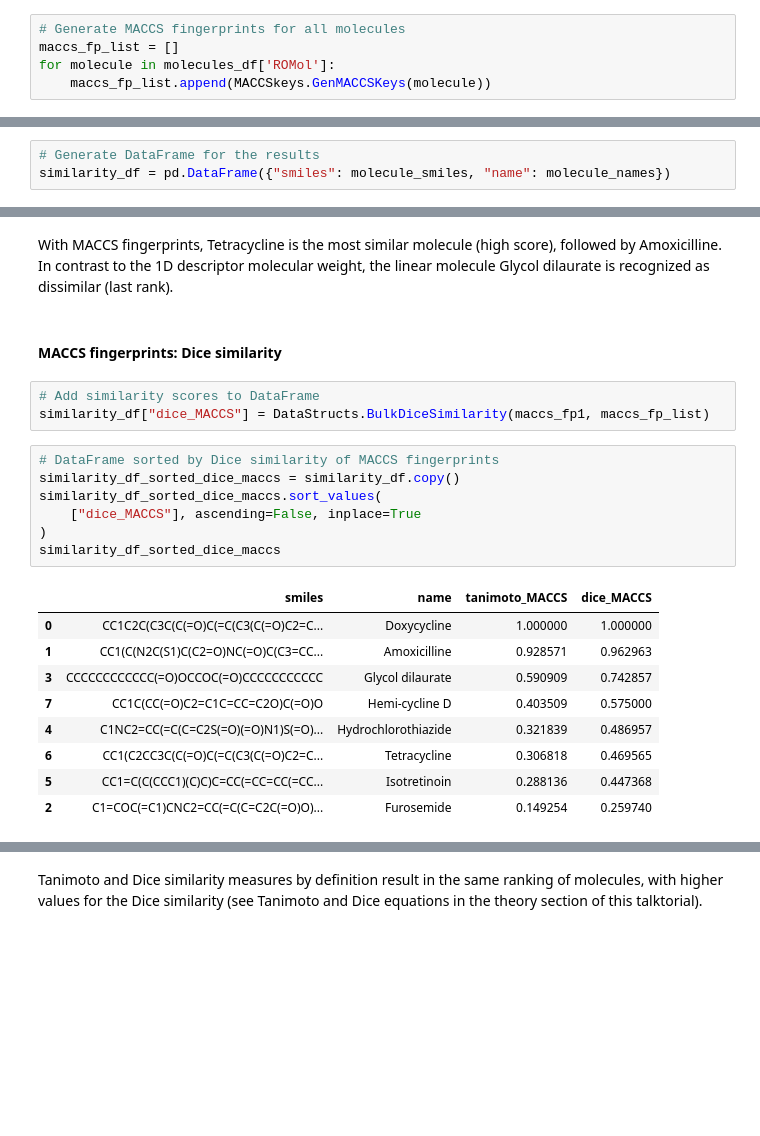
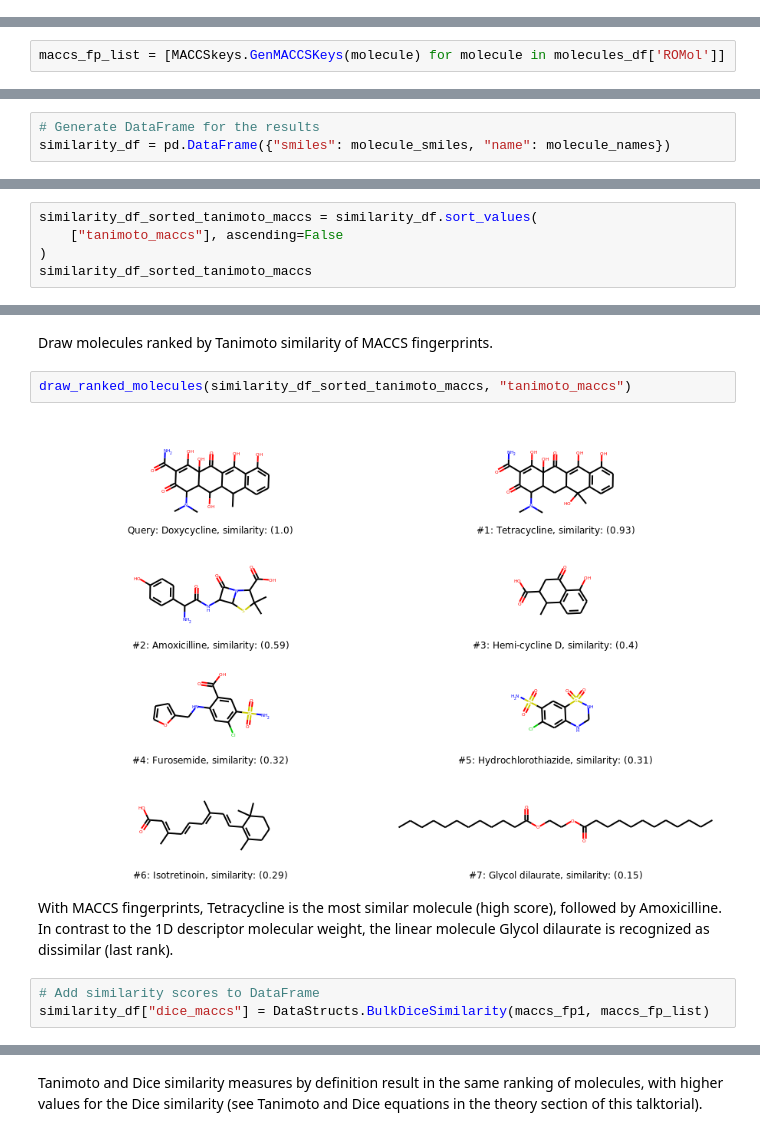
Before and after one commit to volkamerlab/teachopencadd, a Jupyter notebook: teachopencadd/talktorials/004_compound_similarity/talktorial.ipynb, the cells around one changed output, grey strips where cells are left out. Cells and saved outputs as stored; diff of their text form; blank space fills up the shorter version.

```diff
--- a/teachopencadd/talktorials/004_compound_similarity/talktorial.ipynb
+++ b/teachopencadd/talktorials/004_compound_similarity/talktorial.ipynb
@@ -309,5 +303,0 @@ maccs_fp1.ToBitString()
-# %%
-# Generate MACCS fingerprints for all molecules
-maccs_fp_list = []
-for molecule in molecules_df['ROMol']:
-    maccs_fp_list.append(MACCSkeys.GenMACCSKeys(molecule))
@@ -314 +312,3 @@ for molecule in molecules_df['ROMol']:
+# %%
+maccs_fp_list = [MACCSkeys.GenMACCSKeys(molecule) for molecule in molecules_df['ROMol']]
 # %% [markdown]
@@ -434,0 +426,5 @@ draw_ranked_molecules(similarity_df_sorted_tanimoto_maccs, "tanimoto_MACCS")
+# %%
+similarity_df_sorted_tanimoto_maccs = similarity_df.sort_values(
+    ["tanimoto_maccs"], ascending=False
+)
+similarity_df_sorted_tanimoto_maccs
@@ -435,24 +441,11 @@ draw_ranked_molecules(similarity_df_sorted_tanimoto_maccs, "tanimoto_MACCS")
+# %% [markdown]
+Draw molecules ranked by Tanimoto similarity of MACCS fingerprints.
+# %%
+draw_ranked_molecules(similarity_df_sorted_tanimoto_maccs, "tanimoto_maccs")
+# %% [output]
+[figure, added]
 # %% [markdown]
 With MACCS fingerprints, Tetracycline is the most similar molecule (high score), followed by Amoxicilline. In contrast to the 1D descriptor molecular weight, the linear molecule Glycol dilaurate is recognized as dissimilar (last rank).
-# %% [markdown]
-#### MACCS fingerprints: Dice similarity
 # %%
 # Add similarity scores to DataFrame
-similarity_df["dice_MACCS"] = DataStructs.BulkDiceSimilarity(maccs_fp1, maccs_fp_list)
+similarity_df["dice_maccs"] = DataStructs.BulkDiceSimilarity(maccs_fp1, maccs_fp_list)
-# %%
-# DataFrame sorted by Dice similarity of MACCS fingerprints
-similarity_df_sorted_dice_maccs = similarity_df.copy()
-similarity_df_sorted_dice_maccs.sort_values(
-    ["dice_MACCS"], ascending=False, inplace=True
-)
-similarity_df_sorted_dice_maccs
-# %% [output]
-|  | smiles | name | tanimoto_MACCS | dice_MACCS |
-| 0 | CC1C2C(C3C(C(=O)C(=C(C3(C(=O)C2=C... | Doxycycline | 1.000000 | 1.000000 |
-| 1 | CC1(C(N2C(S1)C(C2=O)NC(=O)C(C3=CC... | Amoxicilline | 0.928571 | 0.962963 |
-| 3 | CCCCCCCCCCCC(=O)OCCOC(=O)CCCCCCCCCCC | Glycol dilaurate | 0.590909 | 0.742857 |
-| 7 | CC1C(CC(=O)C2=C1C=CC=C2O)C(=O)O | Hemi-cycline D | 0.403509 | 0.575000 |
-| 4 | C1NC2=CC(=C(C=C2S(=O)(=O)N1)S(=O)... | Hydrochlorothiazide | 0.321839 | 0.486957 |
-| 6 | CC1(C2CC3C(C(=O)C(=C(C3(C(=O)C2=C... | Tetracycline | 0.306818 | 0.469565 |
-| 5 | CC1=C(C(CCC1)(C)C)C=CC(=CC=CC(=CC... | Isotretinoin | 0.288136 | 0.447368 |
-| 2 | C1=COC(=C1)CNC2=CC(=C(C=C2C(=O)O)... | Furosemide | 0.149254 | 0.259740 |
```
Also changed, not shown: parts of 98 cells of this notebook, 3 other files.
